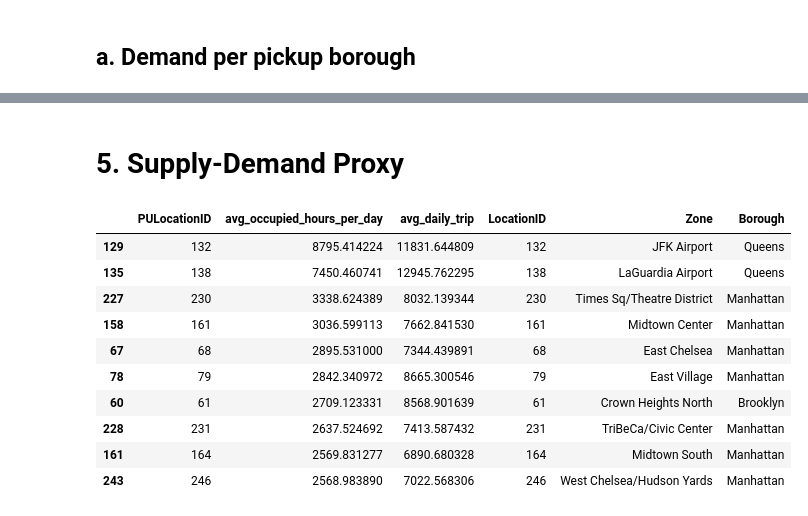
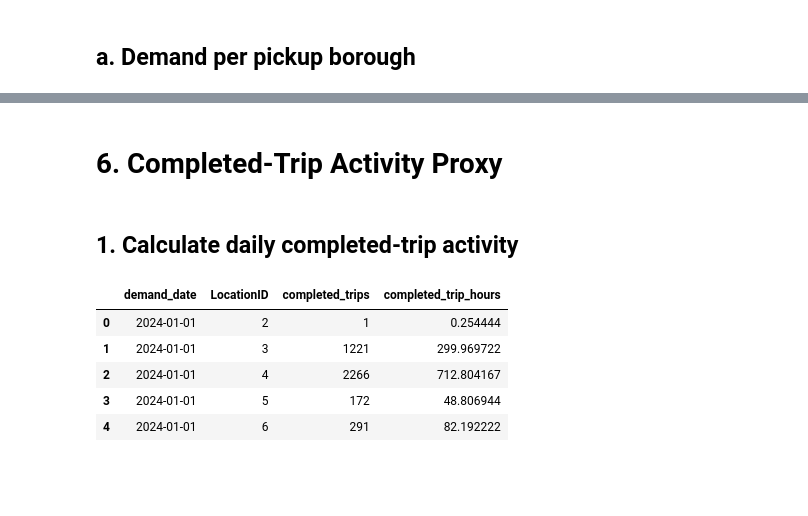
Before and after one commit to WendiOngki/ride-hailing-demand-fleet-allocation, a Jupyter notebook: notebooks/04_descriptive_and_proxy_analytics.ipynb, the cells around one changed output, grey strips where cells are left out. Drawn from its saved outputs; the diff is of its cells as text; code cells hidden in the pictures; blank space fills up the shorter version.

Commit message:
checkpoint: save project before final review

```diff
--- a/notebooks/04_descriptive_and_proxy_analytics.ipynb
+++ b/notebooks/04_descriptive_and_proxy_analytics.ipynb
@@ -9,0 +13,20 @@ con = duckdb.connect('../data/processed/nyc_taxi.db', read_only=True)
+# %%
+current_dir = Path.cwd().resolve()
+project_name = 'ride-hailing-demand-fleet-allocation'
+
+if current_dir.name == project_name:
+    project_root = current_dir
+elif current_dir.name == 'notebooks' and current_dir.parent.name == project_name:
+    project_root = current_dir.parent
+else:
+    project_root = current_dir / project_name
+
+database_path = project_root / 'data' / 'processed' / 'nyc_taxi.db'
+
+if not database_path.exists():
+    raise FileNotFoundError(f'Database not found: {database_path}')
+# %%
+con = duckdb.connect(database_path.as_posix(), read_only=True)
+
+print(f'Database: {database_path}')
+print('Connection mode: read only')
@@ -300,39 +750,32 @@ Top 10 Most Volatile Zones (highest CV):
 # %% [markdown]
-# 5. Supply-Demand Proxy
+# 6. Completed-Trip Activity Proxy
+# %% [markdown]
+## 1. Calculate daily completed-trip activity
 # %%
-df_utilization_proxy = con.execute("""
+df_daily_activity_raw = con.execute("""
     SELECT
-        f.PULocationID,
-        DATE_TRUNC('day', f.pickup_datetime) AS trip_date,
-        SUM(f.trip_time) AS total_occupied_seconds,
-        COUNT(*) AS total_trip
-    FROM fact_trip f
-    GROUP BY f.PULocationID, trip_date
+        CAST(trip.pickup_datetime AS DATE) AS demand_date,
+        trip.PULocationID AS LocationID,
+        COUNT(*) AS completed_trips,
+        SUM(trip.trip_time) / 3600.0 AS completed_trip_hours
+    FROM fact_trip AS trip
+    JOIN dim_zone AS zone
+        ON trip.PULocationID = zone.LocationID
+    WHERE zone.LocationID NOT IN (264, 265)
+      AND zone.Borough <> 'EWR'
+    GROUP BY
+        demand_date,
+        trip.PULocationID
+    ORDER BY
+        demand_date,
+        trip.PULocationID
 """).df()
 
-df_utilization_proxy['occupied_hours'] = df_utilization_proxy['total_occupied_seconds'] / 3600
-df_utilization_proxy['utilization_proxy_pct'] = (df_utilization_proxy['occupied_hours'] / 24) * 100
-
-df_utilization_summary = df_utilization_proxy.groupby('PULocationID').agg(
-    avg_occupied_hours_per_day=('occupied_hours', 'mean'),
-    avg_daily_trip=('total_trip', 'mean')
-).reset_index()
-
-df_utilization_summary = df_utilization_summary.merge(
-    con.execute("SELECT LocationID, Zone, Borough FROM dim_zone").df(),
-    left_on='PULocationID', right_on='LocationID'
-)
-
-df_utilization_summary.sort_values('avg_occupied_hours_per_day', ascending=False).head(10)
+df_daily_activity_raw.head()
 # %% [output]
-|  | PULocationID | avg_occupied_hours_per_day | avg_daily_trip | LocationID | Zone | Borough |
-| 129 | 132 | 8795.414224 | 11831.644809 | 132 | JFK Airport | Queens |
-| 135 | 138 | 7450.460741 | 12945.762295 | 138 | LaGuardia Airport | Queens |
-| 227 | 230 | 3338.624389 | 8032.139344 | 230 | Times Sq/Theatre District | Manhattan |
-| 158 | 161 | 3036.599113 | 7662.841530 | 161 | Midtown Center | Manhattan |
-| 67 | 68 | 2895.531000 | 7344.439891 | 68 | East Chelsea | Manhattan |
-| 78 | 79 | 2842.340972 | 8665.300546 | 79 | East Village | Manhattan |
-| 60 | 61 | 2709.123331 | 8568.901639 | 61 | Crown Heights North | Brooklyn |
-| 228 | 231 | 2637.524692 | 7413.587432 | 231 | TriBeCa/Civic Center | Manhattan |
-| 161 | 164 | 2569.831277 | 6890.680328 | 164 | Midtown South | Manhattan |
-| 243 | 246 | 2568.983890 | 7022.568306 | 246 | West Chelsea/Hudson Yards | Manhattan |
+|  | demand_date | LocationID | completed_trips | completed_trip_hours |
+| 0 | 2024-01-01 | 2 | 1 | 0.254444 |
+| 1 | 2024-01-01 | 3 | 1221 | 299.969722 |
+| 2 | 2024-01-01 | 4 | 2266 | 712.804167 |
+| 3 | 2024-01-01 | 5 | 172 | 48.806944 |
+| 4 | 2024-01-01 | 6 | 291 | 82.192222 |
```
Also changed, not shown: parts of 77 cells of this notebook, 13 other files.
